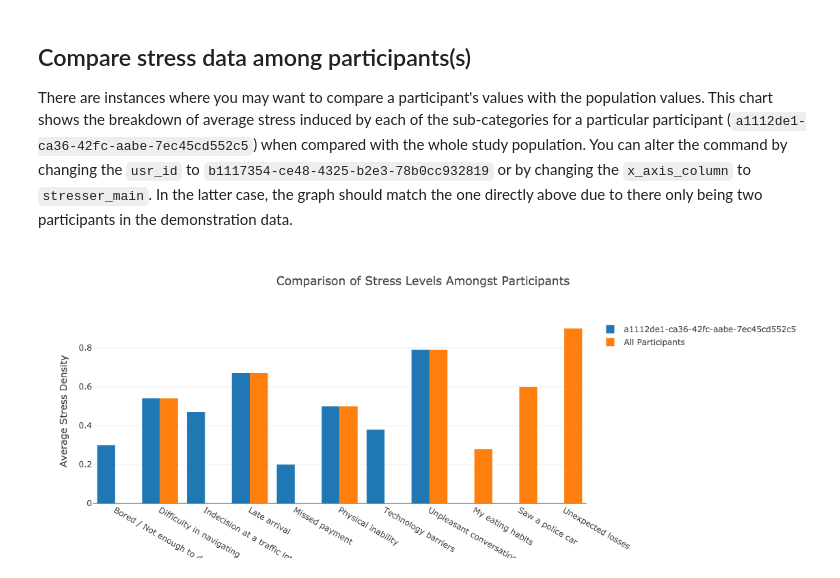
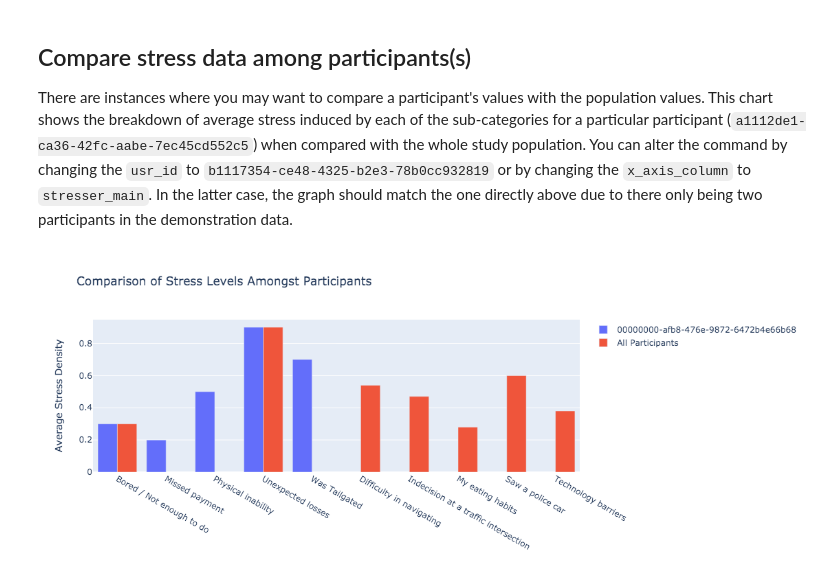
Before and after one commit to MD2Korg/CerebralCortex, a Jupyter notebook: jupyter_demo/plotting_demo.ipynb, the cells around one changed output. Cells and saved outputs as stored; diff of their text form; code cells hidden in the pictures.

```diff
--- a/jupyter_demo/plotting_demo.ipynb
+++ b/jupyter_demo/plotting_demo.ipynb
@@ -52,6 +73,6 @@ plot_stress_bar(stress_stream)
 
 There are instances where you may want to compare a participant's values with the population values.  This chart shows the breakdown of average stress induced by each of the sub-categories for a particular participant (`a1112de1-ca36-42fc-aabe-7ec45cd552c5`) when compared with the whole study population.  You can alter the command by changing the `usr_id` to `b1117354-ce48-4325-b2e3-78b0cc932819` or by changing the `x_axis_column` to `stresser_main`.  In the latter case, the graph should match the one directly above due to there only being two participants in the demonstration data.
 # %%
-plot_stress_comparison(stress_stream, x_axis_column="stresser_sub",usr_id="a1112de1-ca36-42fc-aabe-7ec45cd552c5")
+plot_comparison(stress_stream, x_axis_column="stresser_sub",usr_id=USER_ID)
 # %% [output]
-[figure, old version]
+[figure, new version]
```
Also changed, not shown: parts of 15 cells of this notebook, 9 other files.
